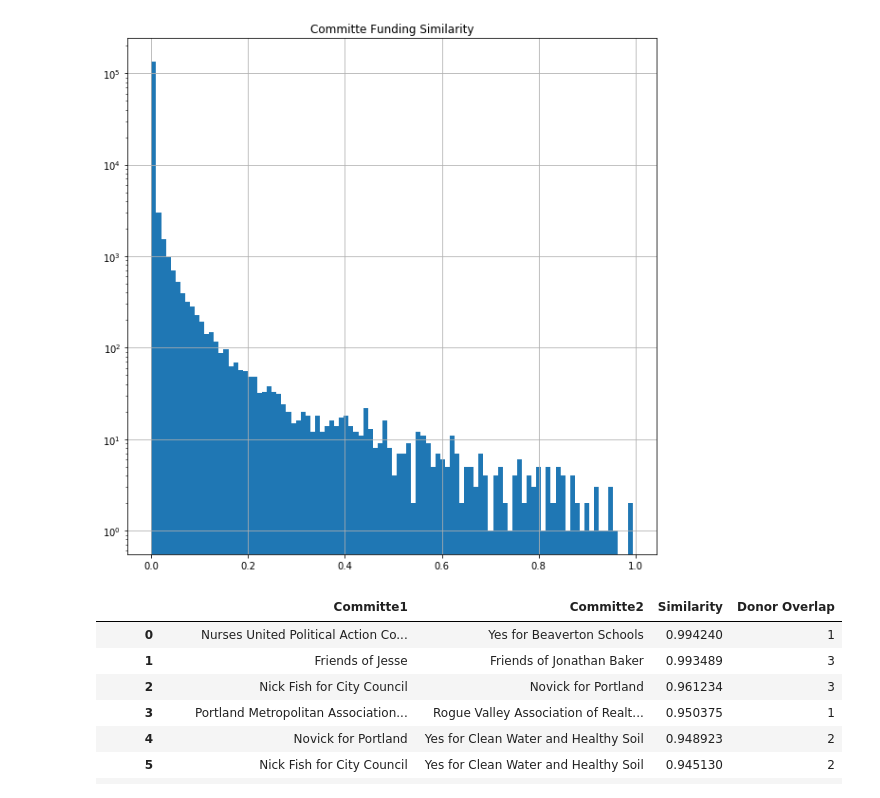
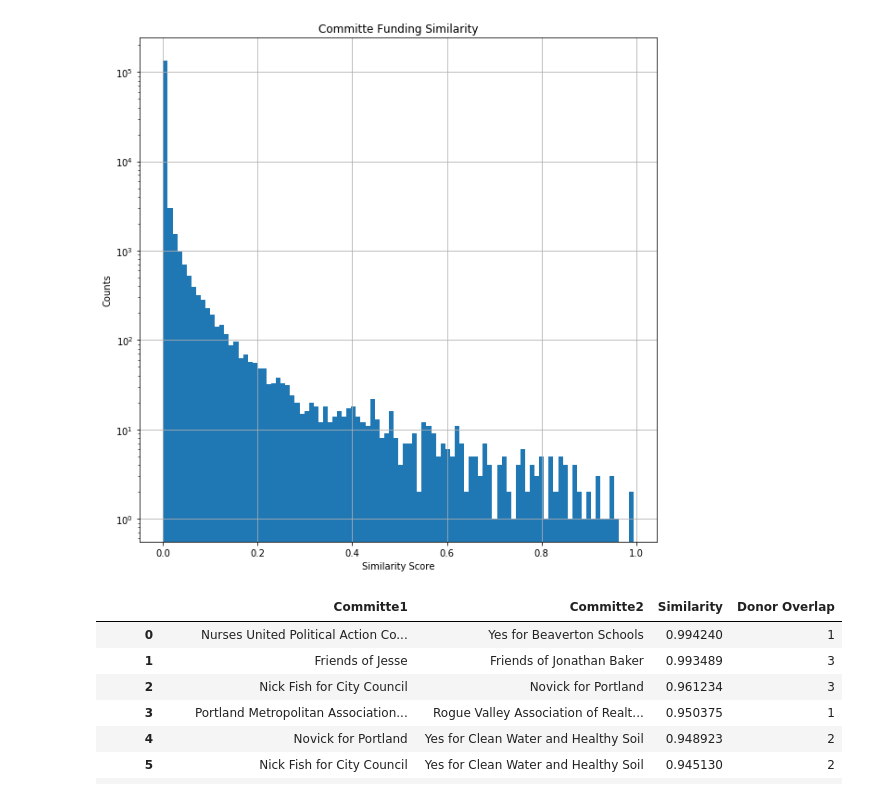
Before and after one commit to hackoregon/elections-2018, a Jupyter notebook: sandbox_ggemelos/notebook/funding_similarities.ipynb, the cells around one changed output. Cells and saved outputs as stored; diff of their text form; code cells hidden in the pictures.

```diff
--- a/sandbox_ggemelos/notebook/funding_similarities.ipynb
+++ b/sandbox_ggemelos/notebook/funding_similarities.ipynb
@@ -110,13 +110,15 @@ def group_summary(agg_contributions: pd.DataFrame, committees: Iterable[str], mo
 # %%
 # Show histogram of funding similarity
 fig = plt.figure(figsize=(10,10))
 _ = plt.hist(list(zip(*projections.values()))[0], 100)
 plt.grid(True)
 plt.yscale('log')
 plt.title('Committe Funding Similarity')
+plt.xlabel('Similarity Score')
+plt.ylabel('Counts')
 plt.show()
 # %% [output]
-[figure, old version]
+[figure, new version]
 # %%
 similarities = pd.DataFrame(data=sorted(((key[0], key[1], val[0], val[1]) for key, val in projections.items()), key=lambda x: x[2], reverse=True),
                           columns=['Committe1', 'Committe2', 'Similarity', 'Donor Overlap'])
```
Also changed, not shown: parts of 6 cells of this notebook, 7 other files.
